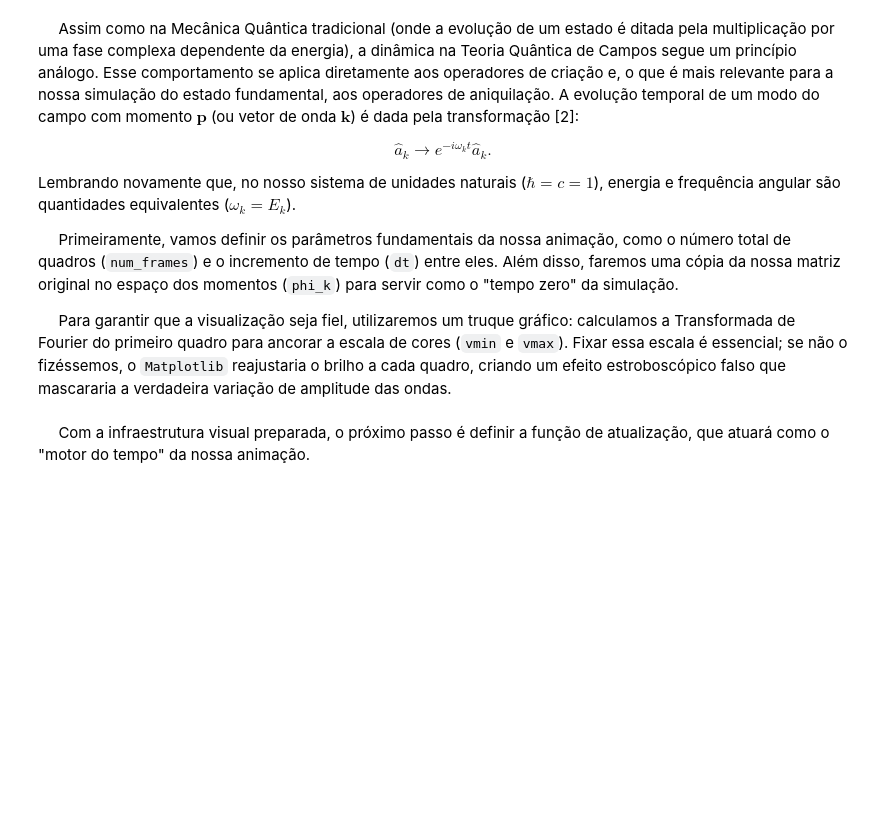
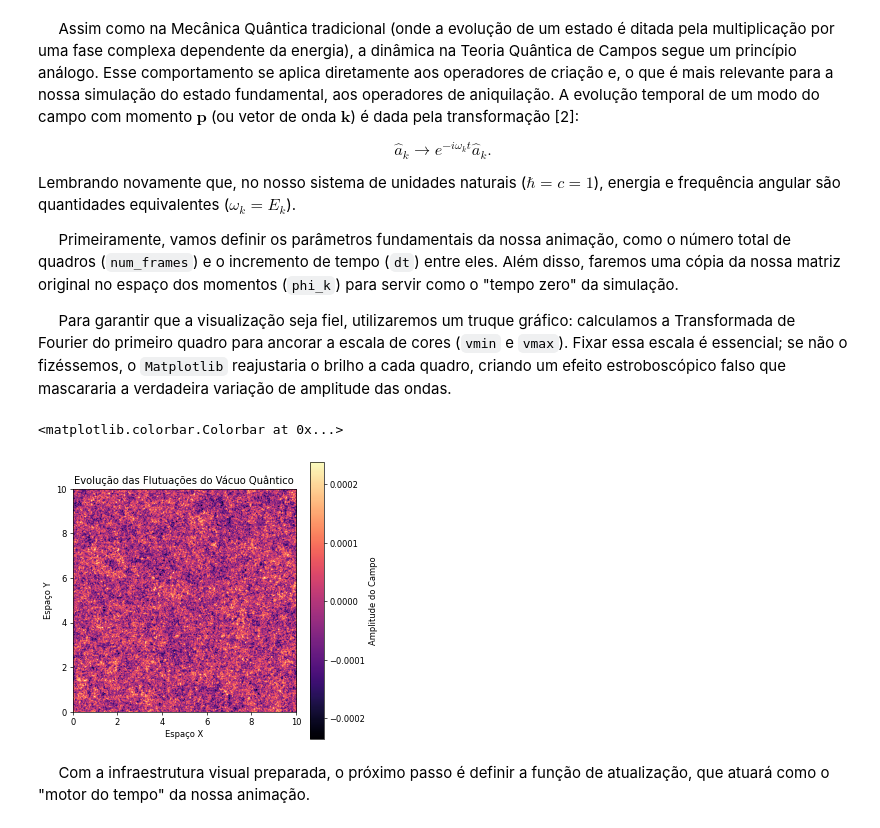
Before and after one commit to Wally-sson/pys, a Jupyter notebook: Flutuação do Vácuo/Flutuação de Vácuo.ipynb, the cells around one changed output. Saved outputs shown, nothing was run; the diff lists cells and outputs as text; code cells hidden in the pictures; blank space fills up the shorter version.

```diff
--- a/Flutuação do Vácuo/Flutuação de Vácuo.ipynb
+++ b/Flutuação do Vácuo/Flutuação de Vácuo.ipynb
@@ -354,33 +358,36 @@ $\quad$ Para garantir que a visualização seja fiel, utilizaremos um truque gr
 # %%
 num_frames = 120    # Número de quadros da animação
 dt = 0.1            # Tamanho do passo de tempo matemático entre os quadros
 
 # Configuração inicial do campo (guardamos o t=0 para aplicar a fase depois)
 phi_k_inicial = phi_k.copy()
 
 # Preparação Visual da Animação
-fig, ax = plt.subplots(figsize=(6, 6), dpi=80)
+fig, ax = plt.subplots(figsize=(6, 6), dpi=60)
 ax.set_title("Evolução das Flutuações do Vácuo Quântico")
 ax.set_xlabel("Espaço X")
 ax.set_ylabel("Espaço Y")
 
 # Geramos fisicamente o primeiro quadro no tempo t=0 para inicializar a imagem
 campo_t0 = np.real(np.fft.ifft2(phi_k_inicial))
 
 # Travando a escala de cores: Usamos percentis do quadro inicial para ignorar picos estatísticos muito anômalos e maximizar o contraste das flutuações reais.
 limite_max = np.percentile(campo_t0, 99)
 limite_min = np.percentile(campo_t0, 1)
 
 # Passamos vmin e vmax diretamente na criação da imagem, que será atualizada depois.
 im = ax.imshow(
     campo_t0,
     cmap='magma',
     extent=[0, L, 0, L],
     animated=True,
     vmin=limite_min,
     vmax=limite_max
 )
 fig.colorbar(im, ax=ax, label='Amplitude do Campo')
+# %% [output]
+<matplotlib.colorbar.Colorbar at 0x...>
+[figure, added]
 # %% [markdown]
 $\quad$ Com a infraestrutura visual preparada, o próximo passo é definir a função de atualização, que atuará como o "motor do tempo" da nossa animação.
 # %% [markdown]
```
Also changed, not shown: parts of 6 cells of this notebook, 2 other files.
